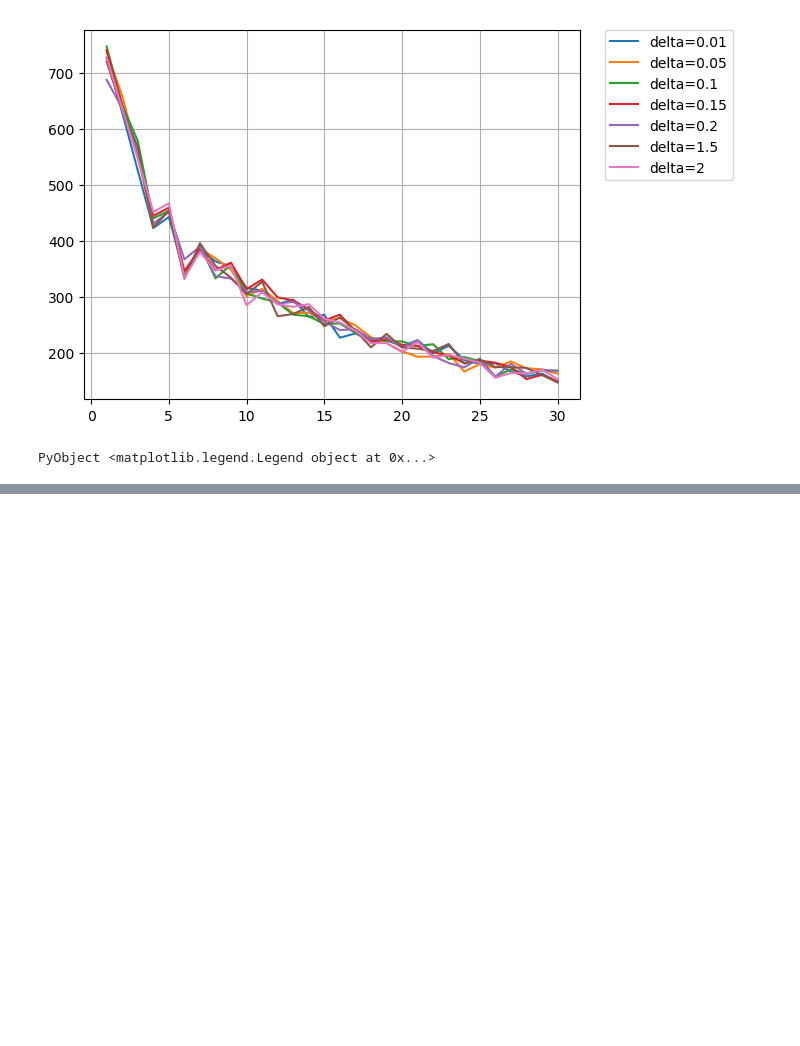
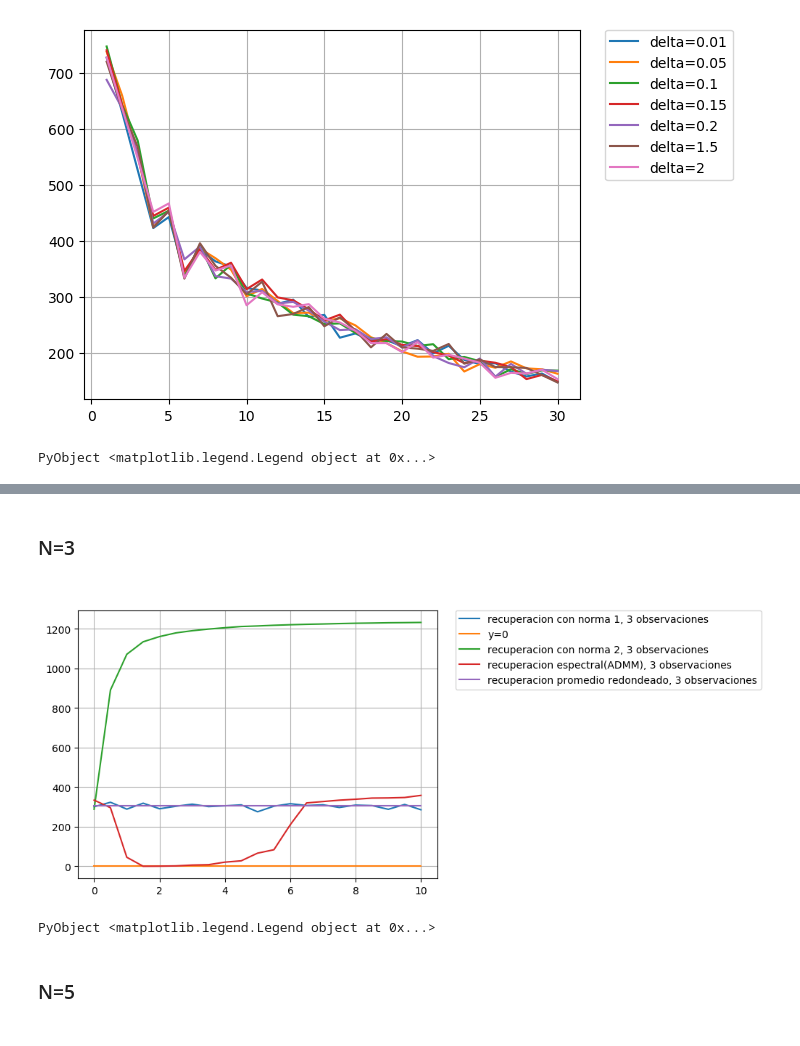
Before and after one commit to Zlinki/MasterThesis, a Jupyter notebook: ErrorvsObservaciones.ipynb, the cells around one changed output, grey strips where cells are left out. Drawn from its saved outputs; the diff is of its cells as text; code cells hidden in the pictures; blank space fills up the shorter version.

Commit message:
metodos para comparar las recuperaciones con diferentes normas y observaciones

```diff
--- a/ErrorvsObservaciones.ipynb
+++ b/ErrorvsObservaciones.ipynb
@@ -442,0 +326,28 @@ PyObject <matplotlib.legend.Legend object at 0x...>
+# %% [markdown]
+<h3>N=3<h3>
+# %%
+resultadoL1=evaluarLinearGraphLearning4(0.75,0.2,3,0:0.5:10)
+# %%
+resultadoL2=evaluarl2GraphLearning4(0.75,0.2,3,0:0.5:10)
+# %%
+resultadoEspectral=evaluarADMMGraphLearning4(0.75,0.2,3,0:0.5:10)
+# %%
+#Este valor es constante ya no que delta no juega ningun papel en la recuperacion por promedio.
+ErrorRecuperaRedondeado=meanGraphErrorObtained(0.75,0.2,3)
+resultadoPromedioRedondeado = fill(ErrorRecuperaRedondeado,length(resultadoL1[2]))
+# %%
+interval= resultadoL1[2]
+plot(interval,resultadoL1[1],label="recuperacion con norma 1, 3 observaciones")
+p = zeros(length(interval))
+plot(interval,p,label="y=0")
+plot(interval,resultadoL2[1],label="recuperacion con norma 2, 3 observaciones")
+plot(interval,resultadoEspectral[1],label="recuperacion espectral(ADMM), 3 observaciones")
+plot(interval,resultadoPromedioRedondeado,label="recuperacion promedio redondeado, 3 observaciones")
+
+grid("on")
+legend(bbox_to_anchor=[1.05,1],loc=2,borderaxespad=0)
+# %% [output]
+[figure, added]
+PyObject <matplotlib.legend.Legend object at 0x...>
+# %% [markdown]
+<h3>N=5<h3>
```
Also changed, not shown: parts of 18 cells of this notebook.
